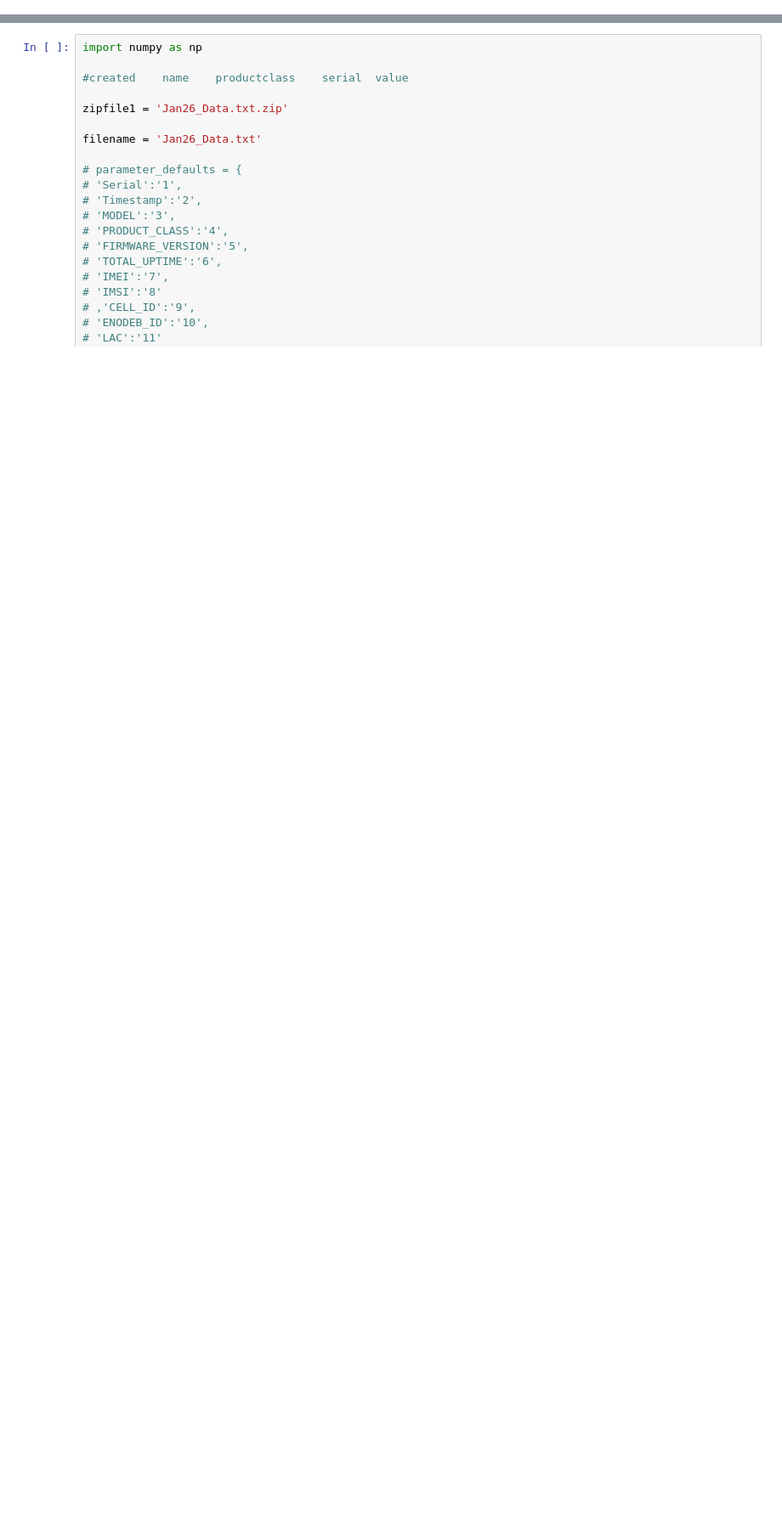
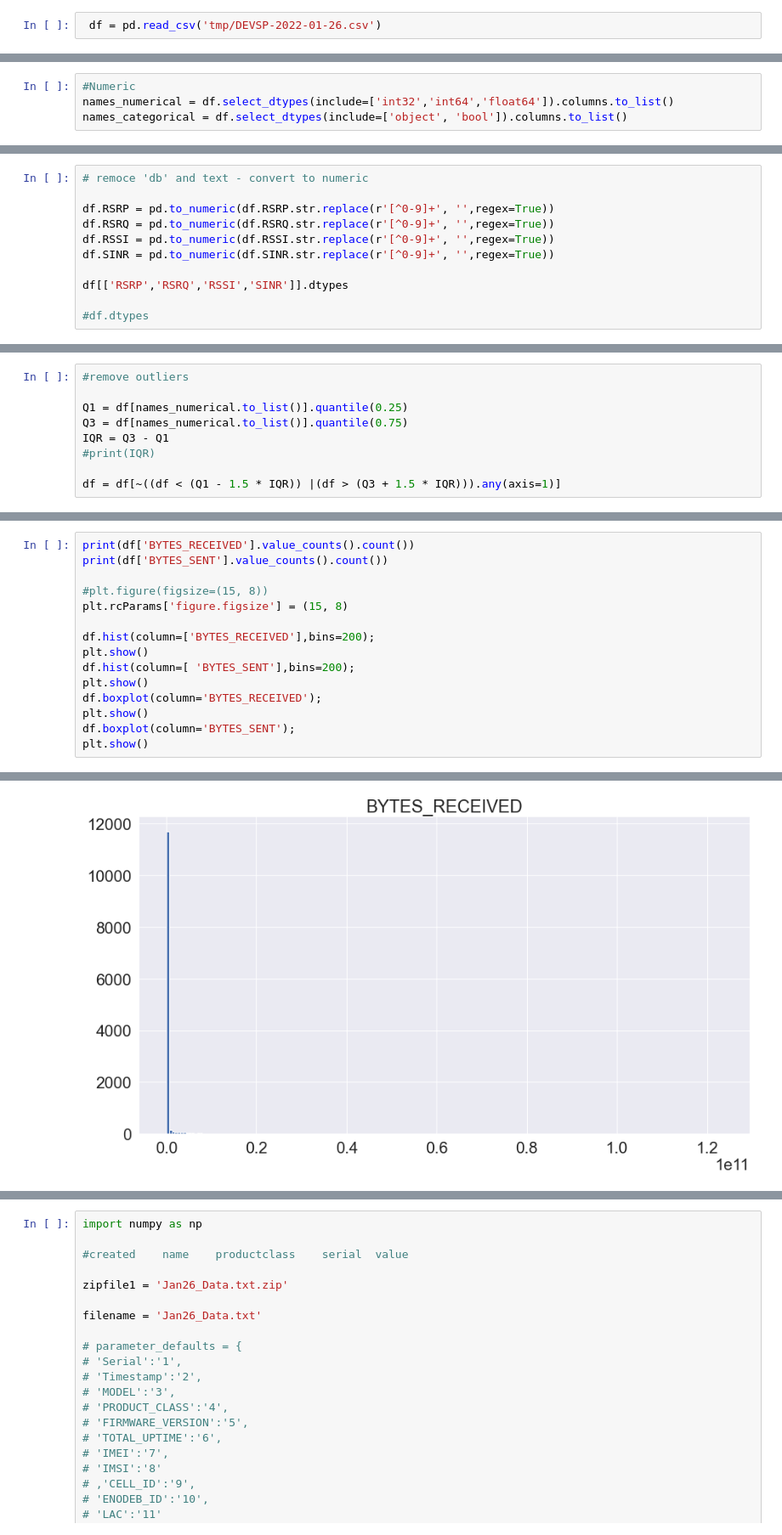
Before and after one commit to corbra/corbra.github.io, a Jupyter notebook: excel.ipynb, the cells around one changed output, grey strips where cells are left out. Shown at 85% size. Cells and saved outputs as stored; diff of their text form; blank space fills up the shorter version.

Commit message:
add plots for numeric

```diff
--- a/excel.ipynb
+++ b/excel.ipynb
@@ -247,0 +105,2 @@ param_mapping
+# %%
+ df = pd.read_csv('tmp/DEVSP-2022-01-26.csv')
@@ -247,0 +142,4 @@ param_mapping
+# %%
+#Numeric
+names_numerical = df.select_dtypes(include=['int32','int64','float64']).columns.to_list()
+names_categorical = df.select_dtypes(include=['object', 'bool']).columns.to_list()
@@ -247,0 +152,11 @@ param_mapping
+# %%
+# remoce 'db' and text - convert to numeric
+
+df.RSRP = pd.to_numeric(df.RSRP.str.replace(r'[^0-9]+', '',regex=True))
+df.RSRQ = pd.to_numeric(df.RSRQ.str.replace(r'[^0-9]+', '',regex=True))
+df.RSSI = pd.to_numeric(df.RSSI.str.replace(r'[^0-9]+', '',regex=True))
+df.SINR = pd.to_numeric(df.SINR.str.replace(r'[^0-9]+', '',regex=True))
+
+df[['RSRP','RSRQ','RSSI','SINR']].dtypes
+
+#df.dtypes
@@ -247,0 +171,9 @@ param_mapping
+# %%
+#remove outliers
+
+Q1 = df[names_numerical.to_list()].quantile(0.25)
+Q3 = df[names_numerical.to_list()].quantile(0.75)
+IQR = Q3 - Q1
+#print(IQR)
+
+df = df[~((df < (Q1 - 1.5 * IQR)) |(df > (Q3 + 1.5 * IQR))).any(axis=1)]
@@ -247,0 +184,16 @@ param_mapping
+# %%
+print(df['BYTES_RECEIVED'].value_counts().count())
+print(df['BYTES_SENT'].value_counts().count())
+
+#plt.figure(figsize=(15, 8))
+plt.rcParams['figure.figsize'] = (15, 8)
+
+df.hist(column=['BYTES_RECEIVED'],bins=200);
+plt.show()
+df.hist(column=[ 'BYTES_SENT'],bins=200);
+plt.show()
+df.boxplot(column='BYTES_RECEIVED');
+plt.show()
+df.boxplot(column='BYTES_SENT');
+plt.show()
+# %% [output]
@@ -247,0 +202 @@ param_mapping
+[figure, added]
```
Also changed, not shown: parts of 31 cells of this notebook.
